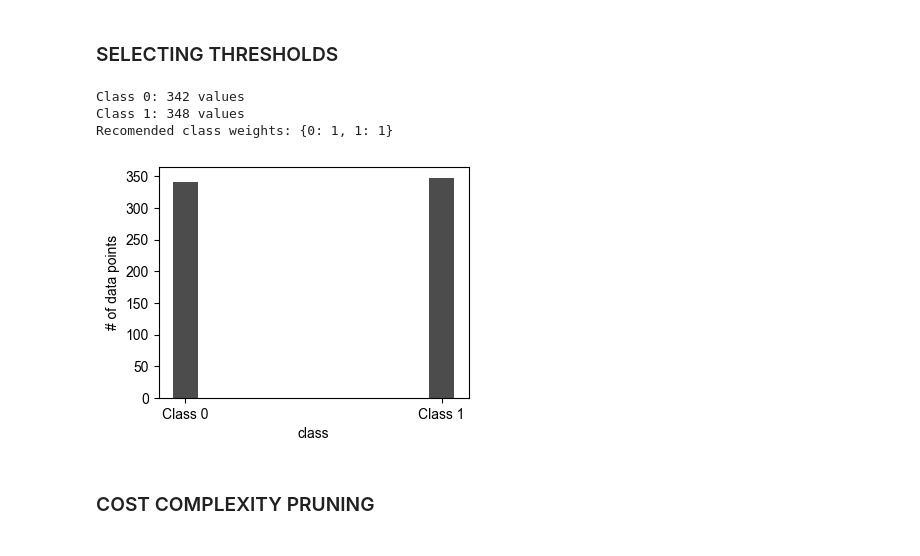
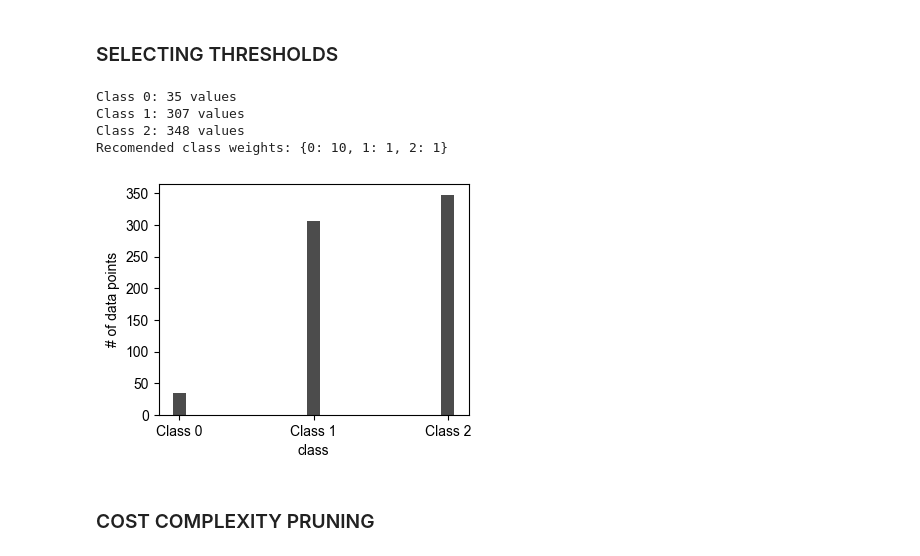
Before and after one commit to ljkaras/tree-based-methods, a Jupyter notebook: tree_based_methods.ipynb, the cells around one changed output. Cells and saved outputs as stored; diff of their text form; code cells hidden in the pictures.

```diff
--- a/tree_based_methods.ipynb
+++ b/tree_based_methods.ipynb
@@ -435,8 +440,8 @@ response = "sf_mp_average"
 # enter the cutoff you want:
 
 cutoffs = {
-    'cutoff_1': 150,
-    'cutoff_2': None,
+    'cutoff_1': 50,
+    'cutoff_2': 150,
     'cutoff_3': None,  # Enter a new class if needed
     'cutoff_4': None,  # Enter a new class if needed
     'cutoff_5': None,  # Enter a new class if needed
@@ -468,37 +473,38 @@ for i in y:
         # If the value doesn't match any cutoff, assign it to the last class
         y_class.append(len(cutoff_values))
 
 y_class = np.array(y_class)
 y_class = y_class.astype(int)
 X_labelname = data.columns[properties_start_idx:].tolist()
 
 
 class_counts = np.bincount(y_class)
 
 # Print the number of values in each class
 for class_num, count in enumerate(class_counts):
     print(f"Class {class_num}: {count} values")
 
 
 ###
 max_count = np.max(class_counts)
 ratios = {i: int(round(max_count / count)) for i, count in enumerate(class_counts)}
 print(f"Recomended class weights: {ratios}")
 
 
 # Plot the class counts as a histogram
 plt.figure(figsize=(4, 3))
 plt.bar(range(len(class_counts)), class_counts, width=0.1, color='black', label='Test set', alpha=0.7)
 plt.xlabel("class")
 plt.ylabel("# of data points")
 plt.xticks(range(len(class_counts)), [f"Class {class_num}" for class_num in range(len(class_counts))])
 
 plt.show()
 # %% [output]
-Class 0: 342 values
-Class 1: 348 values
-Recomended class weights: {0: 1, 1: 1}
+Class 0: 35 values
+Class 1: 307 values
+Class 2: 348 values
+Recomended class weights: {0: 10, 1: 1, 2: 1}
-[figure, old version]
+[figure, new version]
 # %% [markdown]
 ### COST COMPLEXITY PRUNING
 # %% [markdown]
```
Also changed, not shown: parts of 9 cells of this notebook.
